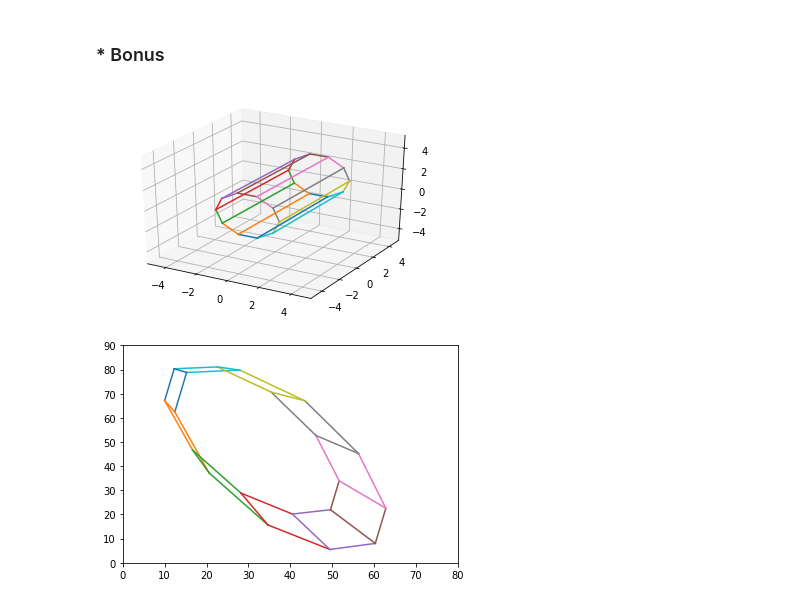
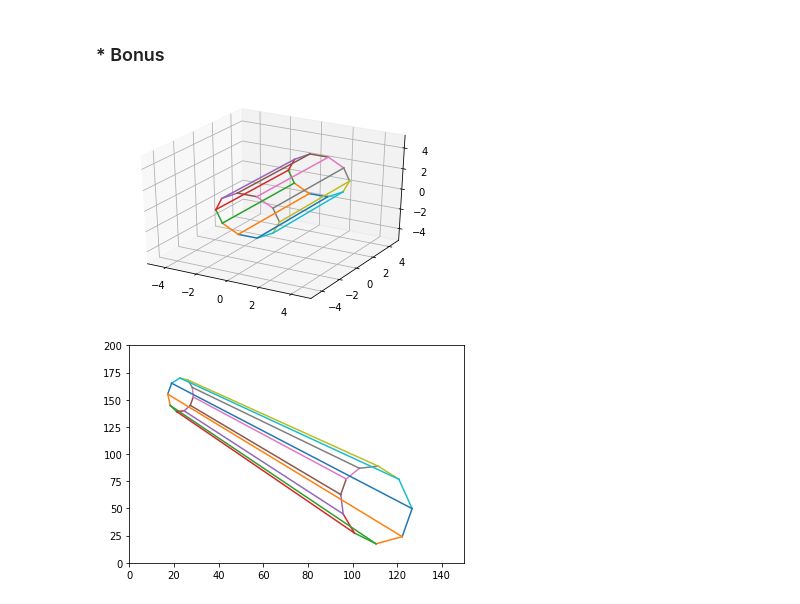
Before and after one commit to happyhyowon/assignment, a Jupyter notebook: vision/assignment1/renderer.ipynb, the cells around one changed output. Drawn from its saved outputs; the diff is of its cells as text; code cells hidden in the pictures.

```diff
--- a/vision/assignment1/renderer.ipynb
+++ b/vision/assignment1/renderer.ipynb
@@ -208,27 +208,27 @@ edges = [(0,1),(1,2),(2,3),(3,4),(4,5),(5,6),(6,7),(7,8),(8,9),(9,0),
 # %%
 vertices_ = vertices * 0.2 # rescale
 
-camera_position = np.array([0, -35, -3]) # change position
+camera_position = np.array([0, 0, -10]) # change position
 camera_orientation = np.array([0, 0, 1.4]) # change radian
-f = 0.5
-s = np.array([0.5, 0.01])
+f = 0.55
+s = np.array([0.3, 1.1])
 
 ## show model
 show_3d(vertices_, edges)
 
 ## calc extrinsic
 extrinsic = get_extrinsic_matrix(camera_position, camera_orientation, verbose=gVerbose)
 result_extrinsic = np.dot(extrinsic, to_homogenous(vertices_, verbose=gVerbose).T)
 ## calc intrinsic
 intrinsic = get_intrinsic_matrix(f, s, verbose=gVerbose)
 ## transform
 transform = np.dot(intrinsic, np.dot(projection, result_extrinsic))
 ## reduced 2D & multiply pixel
 transform2D = from_homogenous(transform.T, verbose=gVerbose)
-pixelsx200 = transform2D * (900, 900) # multiply 900 pixels
+pixelsx200 = transform2D * (200, 200) # multiply 900 pixels
 
 ## show 3D -> 2D
-show_2d(pixelsx200, edges, (80, 90))
+show_2d(pixelsx200, edges, (150, 200))
 # %% [output]
 [figure]
-[figure, old version]
+[figure, new version]
```
